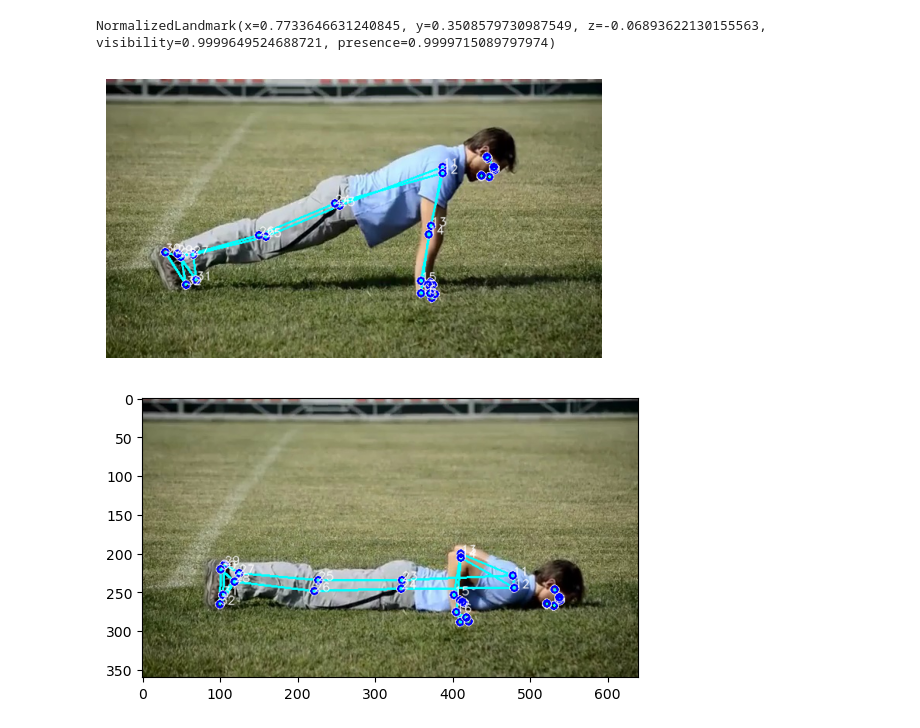
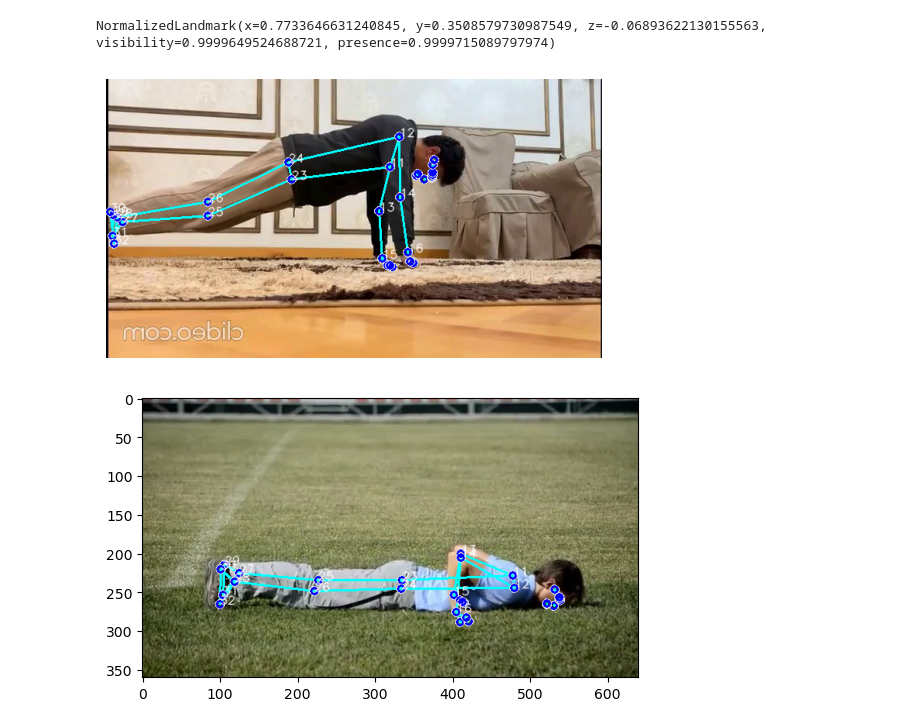
Before and after one commit to jpedroag/PMBA, a Jupyter notebook: C_distances.ipynb, the cells around one changed output. Saved outputs shown, nothing was run; the diff lists cells and outputs as text; code cells hidden in the pictures.

```diff
--- a/C_distances.ipynb
+++ b/C_distances.ipynb
@@ -152,13 +152,16 @@ pose_landmarks[0]
 # %% [output]
 NormalizedLandmark(x=0.7733646631240845, y=0.3508579730987549, z=-0.06893622130155563, visibility=0.9999649524688721, presence=0.9999715089797974)
 # %%
+image_path = get_file_path('incorrect', 'up', video_index_corr[0])
+pose_landmarks, pose_landmarker_result = extract_landmarks(image_path)
+
 image = cv2.cvtColor(cv2.imread(image_path), cv2.COLOR_BGR2RGB)
 annotated_image = draw_landmarks_on_image(image, pose_landmarker_result, exclude_numbers=[0, 1, 2, 3, 4, 5, 6, 7, 8, 9, 10, 17, 18, 19, 20, 21, 22])
 plt.imshow(annotated_image)
 plt.axis('off')  # Turn off axis
 plt.show()
 # %% [output]
-[figure, old version]
+[figure, new version]
 # %%
 annotated_image = draw_landmarks_on_image(image.numpy_view(), pose_landmarker_result, exclude_numbers=[0, 1, 2, 3, 4, 5, 6, 7, 8, 9, 10, 17, 18, 19, 20, 21, 22])
 plt.imshow(annotated_image)
```
Also changed, not shown: parts of 8 cells of this notebook.
